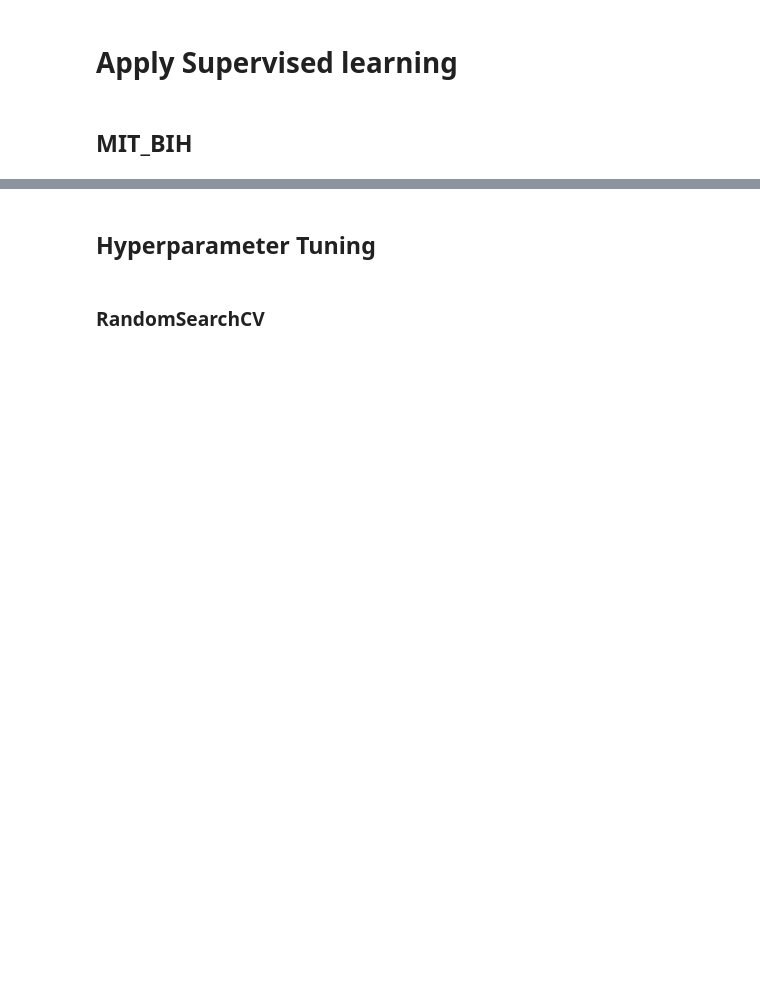
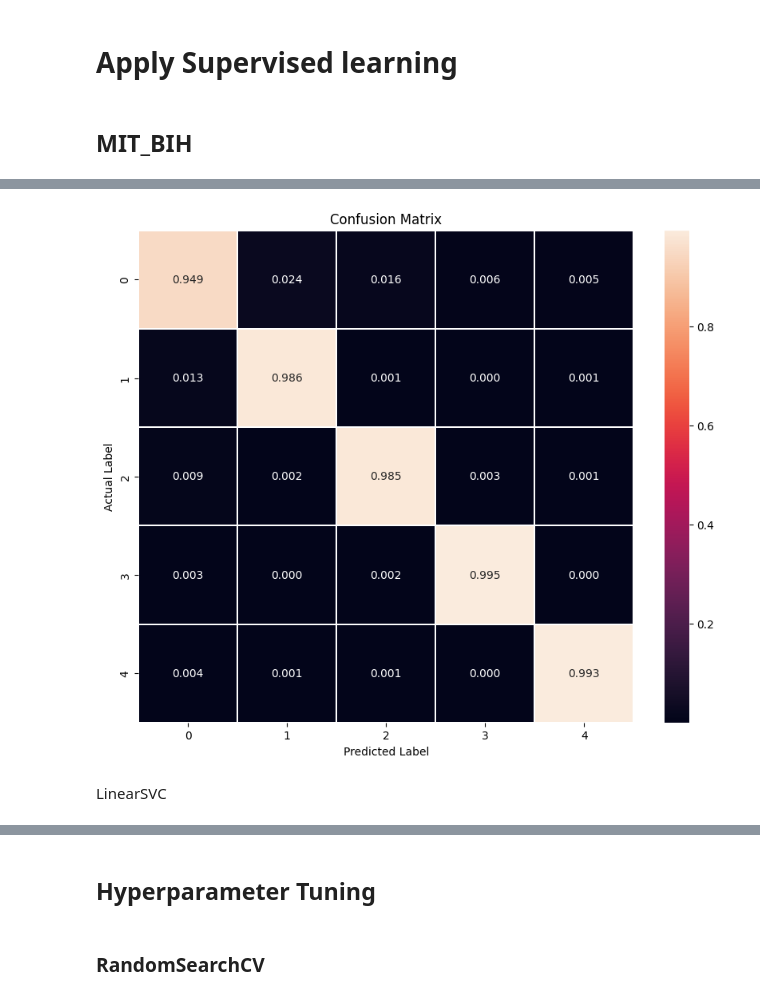
Before and after one commit to Mahim-SOL/ML_intern_task_SOL, a Jupyter notebook: Learning_task_of_SOL.ipynb, the cells around one changed output, grey strips where cells are left out. Saved outputs shown, nothing was run; the diff lists cells and outputs as text; code cells hidden in the pictures; blank space fills up the shorter version.

```diff
--- a/Learning_task_of_SOL.ipynb
+++ b/Learning_task_of_SOL.ipynb
@@ -514,0 +501,7 @@ plt.show()
+# %%
+#model_decision_tree = DecisionTreeClassifier(criterion='gini', splitter='best', max_depth=10, random_state=0, min_samples_leaf=5, min_samples_split=2)
+model_decision_tree = DecisionTreeClassifier(random_state=0)
+# %%
+Model4 = Model(model_decision_tree, X_train_smote, X_test_smote, y_train_smote, y_test_smote)
+prediction4 = Model4.model_fit_pred(X_train_smote, X_test_smote, y_train_smote)
+model_accu_4, model_con_mat_4, model_cl_report_4, model_recall_4, model_precision_4, model_F1_4 = Model4.model_report(prediction4, y_test_smote)
@@ -514,0 +533,12 @@ plt.show()
+# %%
+#normalized confusion matrix plot
+plt.figure(figsize=(10,8))
+sns.heatmap(model_con_mat_4, annot=True, linewidths=0.01, fmt = '0.3f')
+plt.title("Confusion Matrix")
+plt.ylabel('Actual Label')
+plt.xlabel('Predicted Label')
+plt.show()
+# %% [output]
+[figure, added]
+# %% [markdown]
+LinearSVC
```
Also changed, not shown: parts of 94 cells of this notebook.
